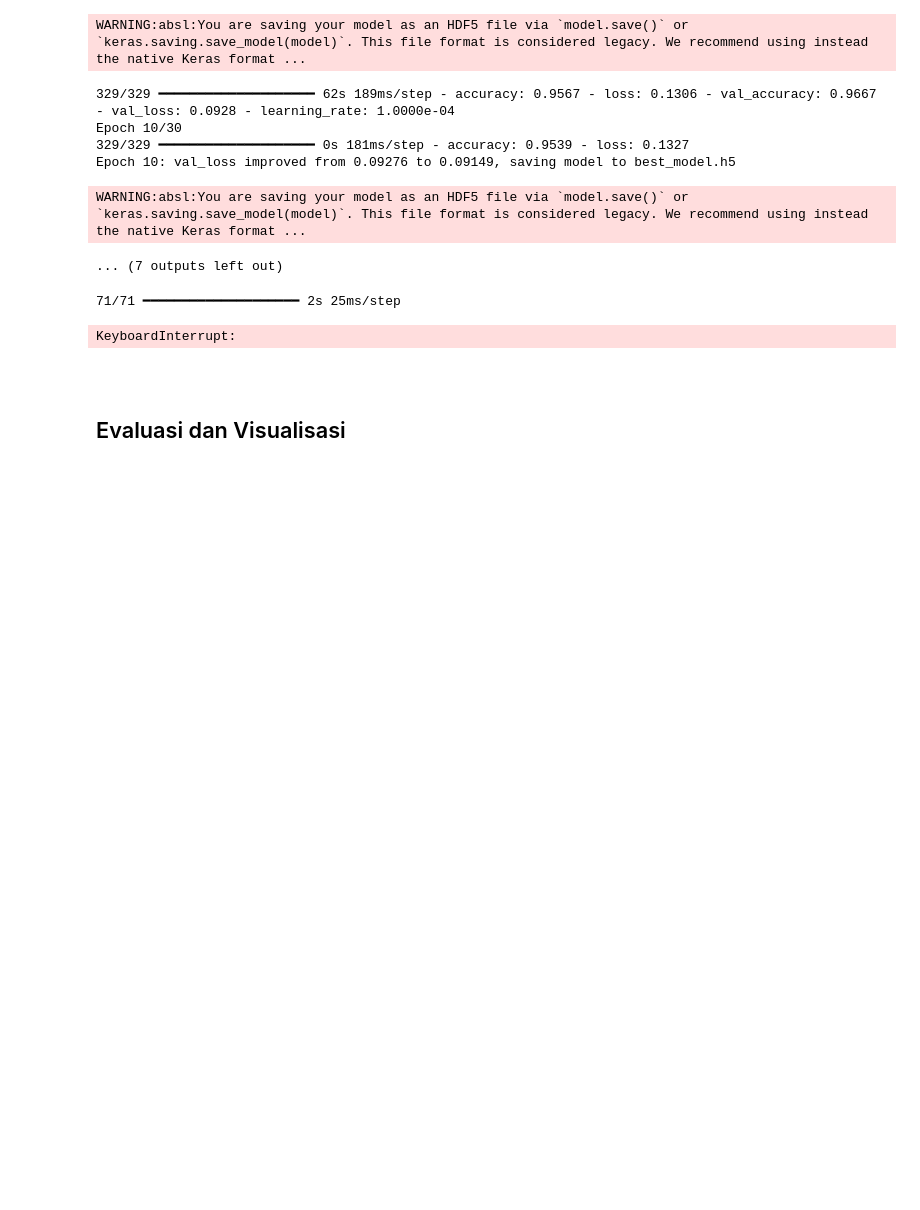
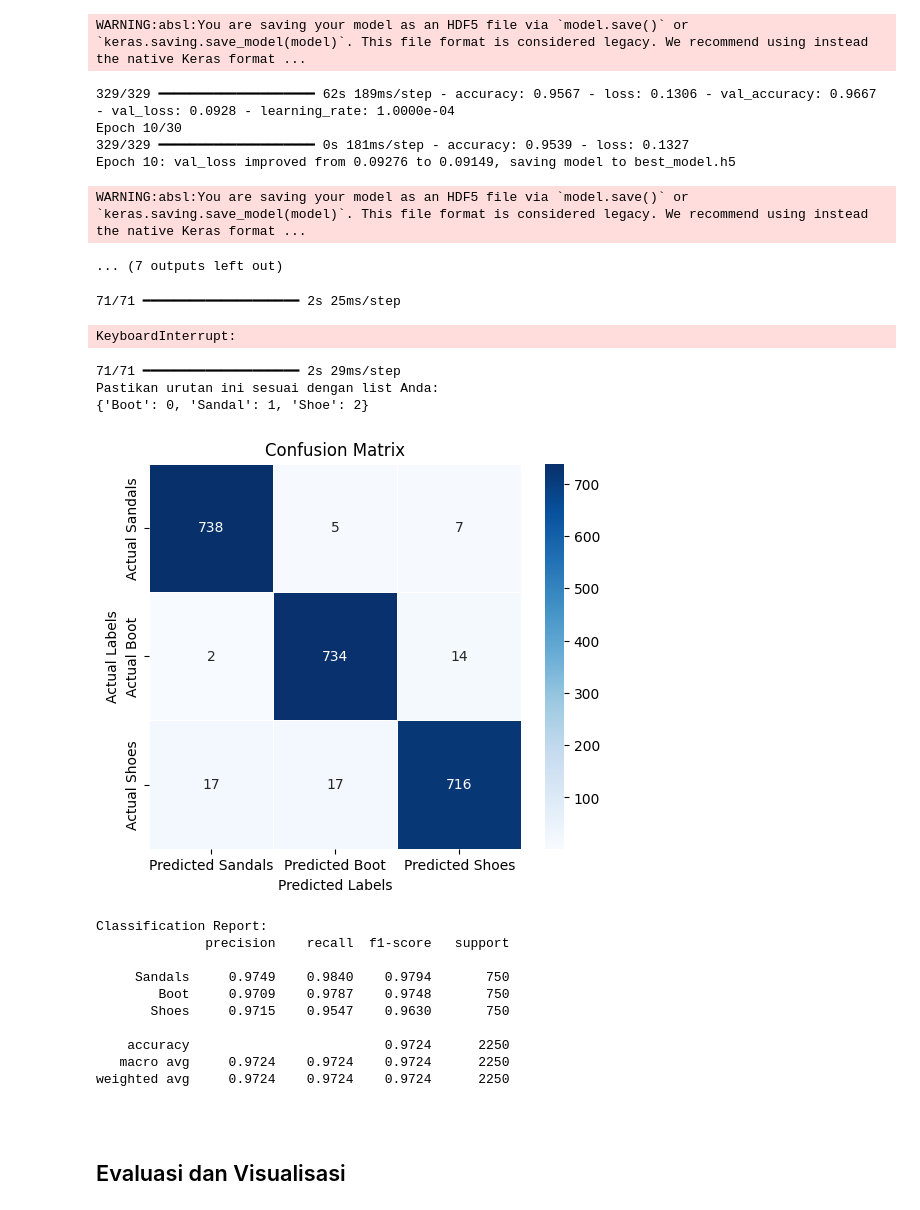
Before and after one commit to FaizFP/Dicoding--Image, a Jupyter notebook: Template_Submission_Akhir.ipynb, the cells around one changed output. Cells and saved outputs as stored; diff of their text form; code cells hidden in the pictures; blank space fills up the shorter version.

```diff
--- a/Template_Submission_Akhir.ipynb
+++ b/Template_Submission_Akhir.ipynb
@@ -379,3 +383,56 @@ KeyboardInterrupt:
+# %%
+# Reset test generator sebelum melakukan prediksi
+val_data.reset()
+
+# Lakukan prediksi pada test set
+preds_1 = model.predict(val_data, verbose=1)
+predicted_labels = np.argmax(preds_1, axis=1)
+
+# --- PENTING: Cek urutan kelas Anda ---
+print("Pastikan urutan ini sesuai dengan list Anda:")
+print(val_data.class_indices)
+
+# Buat list nama kelas SESUAI URUTAN DARI class_indices
+# Sesuaikan list ini berdasarkan output print di atas
+my_class_names = ['Sandals', 'Boot', 'Shoes']  # <-- GANTI INI JIKA PERLU
+
+# Buat list untuk heatmap
+actual_names = [f"Actual {name}" for name in my_class_names]
+predicted_names = [f"Predicted {name}" for name in my_class_names]
+
+# Buat Confusion Matrix
+cm = confusion_matrix(val_data.classes, predicted_labels)
+cm_df = pd.DataFrame(cm,
+                     index=actual_names,
+                     columns=predicted_names)
+
+# Plot Heatmap Confusion Matrix
+plt.figure(figsize=(6,5))
+sns.heatmap(cm_df, annot=True, fmt="d", cmap="Blues", linewidths=0.5)
+plt.title("Confusion Matrix")
+plt.xlabel("Predicted Labels")
+plt.ylabel("Actual Labels")
+plt.show()
+
+# Cetak Classification Report
+print("\nClassification Report:")
+print(classification_report(val_data.classes, predicted_labels,
+                            target_names=my_class_names, digits=4))
+# %% [output]
+71/71 ━━━━━━━━━━━━━━━━━━━━ 2s 29ms/step
+Pastikan urutan ini sesuai dengan list Anda:
+{'Boot': 0, 'Sandal': 1, 'Shoe': 2}
+[figure, added]
+Classification Report:
+              precision    recall  f1-score   support
+
+     Sandals     0.9749    0.9840    0.9794       750
+        Boot     0.9709    0.9787    0.9748       750
+       Shoes     0.9715    0.9547    0.9630       750
+
+    accuracy                         0.9724      2250
+   macro avg     0.9724    0.9724    0.9724      2250
+weighted avg     0.9724    0.9724    0.9724      2250
 # %% [markdown]
 
 
```
Also changed, not shown: parts of 2 cells of this notebook.
